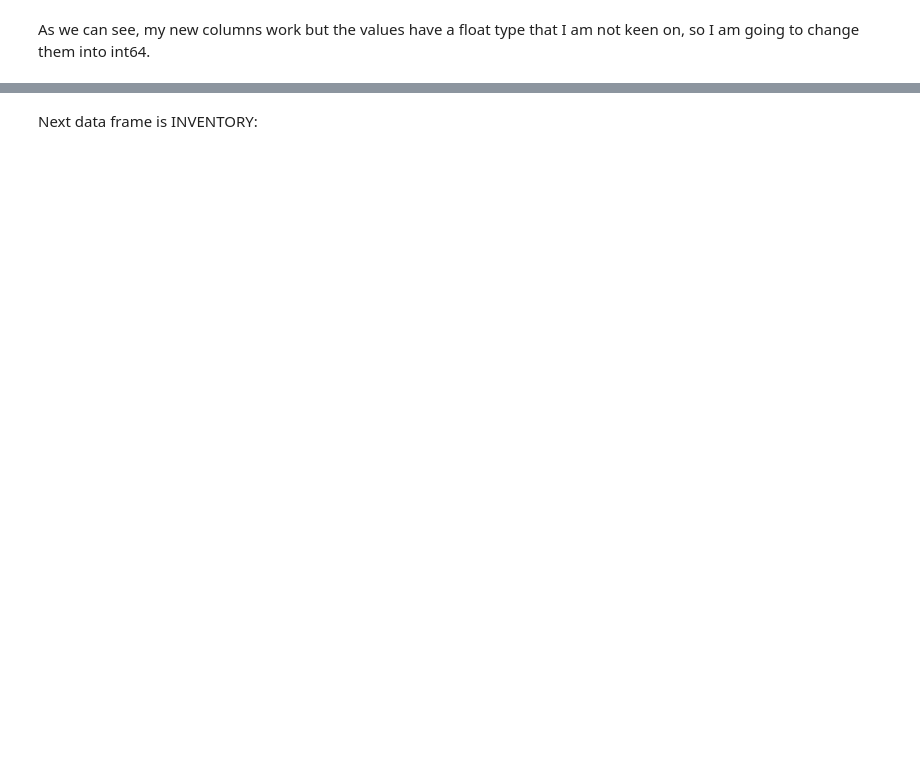
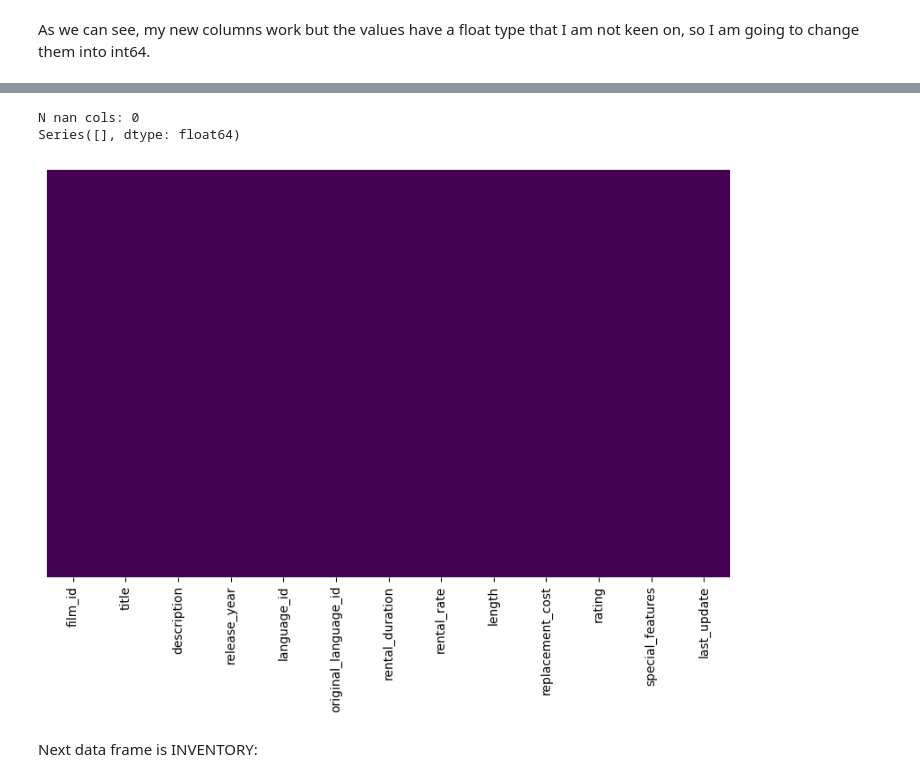
Before and after one commit to LeoBulcsu/8Films_Rental_DataBase, a Jupyter notebook: Notebooks/8Films_Renta_DATACLEANING.ipynb, the cells around one changed output, grey strips where cells are left out. Saved outputs shown, nothing was run; the diff lists cells and outputs as text; code cells hidden in the pictures; blank space fills up the shorter version.

```diff
--- a/Notebooks/8Films_Renta_DATACLEANING.ipynb
+++ b/Notebooks/8Films_Renta_DATACLEANING.ipynb
@@ -182,6 +307,2 @@ categorydf = pd.merge(filmdf, hdddf, on='title', how='left')
-# %%
-categorycolumn = categorydf['category_id']
-categorycolumn
-filmdf['category_id'] = categorycolumn
 # %%
 filmdf.head()
@@ -193,7 +336,5 @@ filmdf.dtypes
 filmdf['original_language_id'] = filmdf.original_language_id.astype('int64')
 # %%
 filmdf = filmdf.fillna(0)
-# %%
-filmdf['category_id'] = filmdf.category_id.astype('int64')
 # %%
 filmdf.head()
@@ -200,3 +348,11 @@ filmdf.head()
+# %%
+new_filmsdf = filmdf.drop_duplicates()
+# %%
+ckna(new_filmsdf)
+# %% [output]
+N nan cols: 0
+Series([], dtype: float64)
+[figure, added]
 # %% [markdown]
 Next data frame is INVENTORY:
 # %%
```
Also changed, not shown: parts of 55 cells of this notebook, 7 other files.
